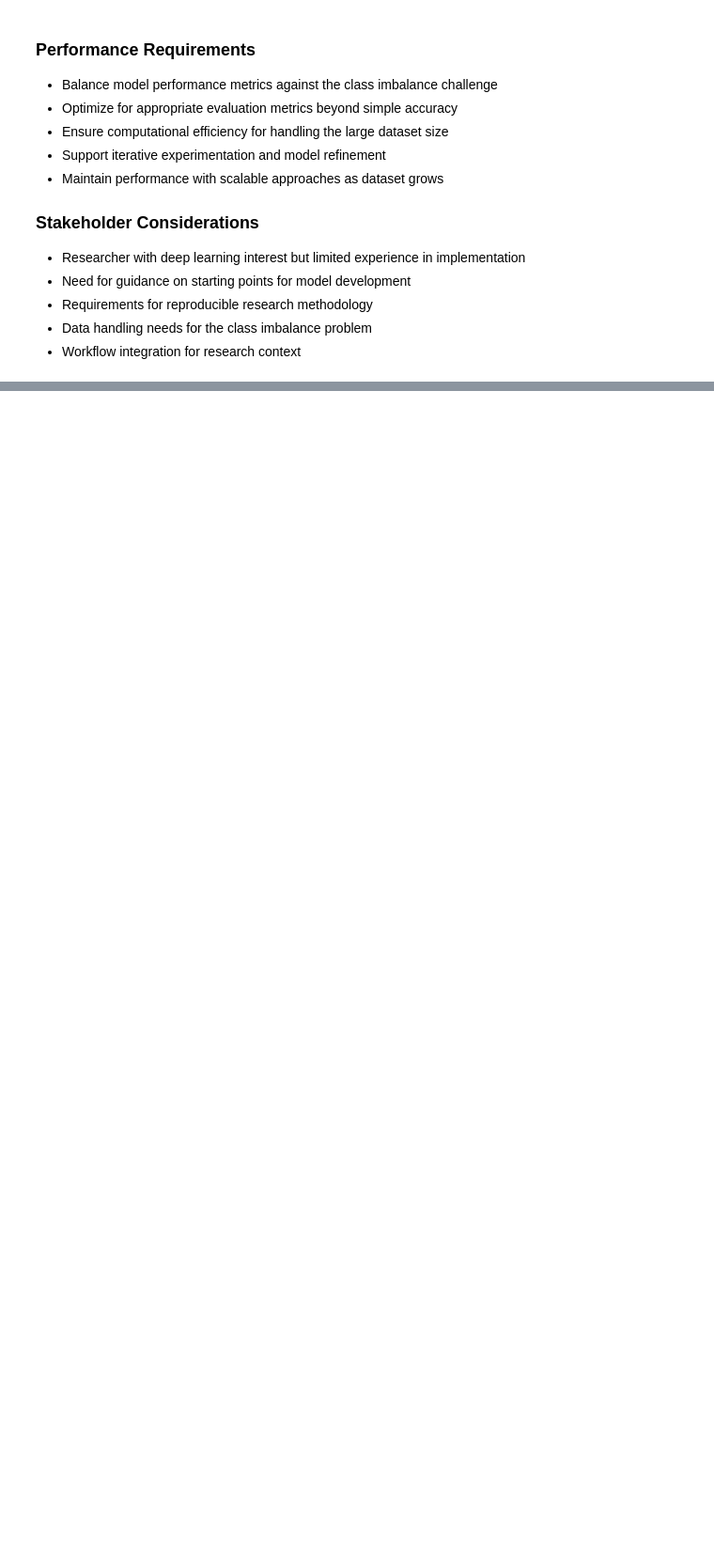
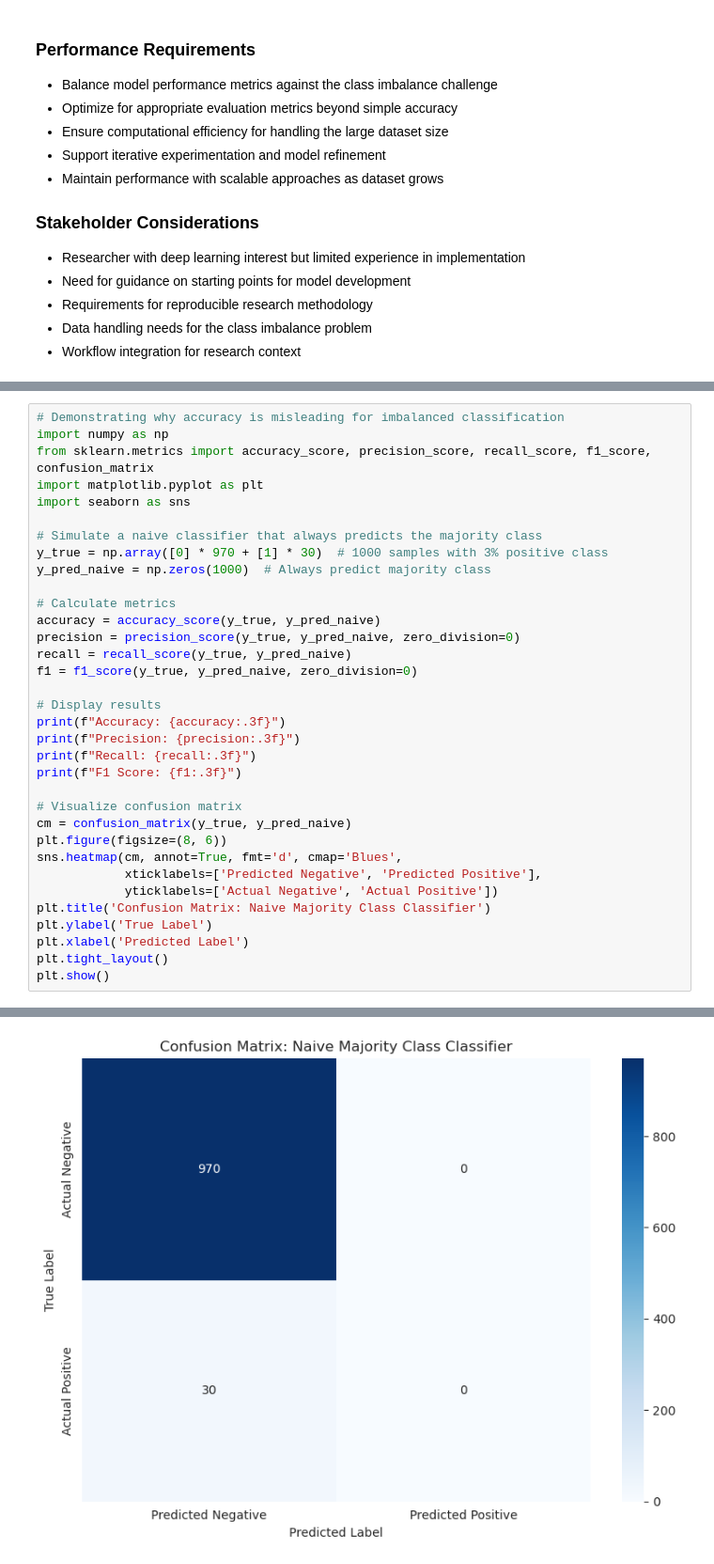
Before and after one commit to iTrauco/data-science-sad, a Jupyter notebook: notebooks/Imbalanced_Classification_Deep_Learning_System_Analysis_And_Design_Proposal.ipynb.ipynb, the cells around one changed output, grey strips where cells are left out. Shown: that part at 94% size. Saved outputs shown, nothing was run; the diff lists cells and outputs as text; blank space fills up the shorter version.

```diff
--- a/notebooks/Imbalanced_Classification_Deep_Learning_System_Analysis_And_Design_Proposal.ipynb.ipynb
+++ b/notebooks/Imbalanced_Classification_Deep_Learning_System_Analysis_And_Design_Proposal.ipynb.ipynb
@@ -76,0 +103,35 @@ plt.show()
+# %%
+# Demonstrating why accuracy is misleading for imbalanced classification
+import numpy as np
+from sklearn.metrics import accuracy_score, precision_score, recall_score, f1_score, confusion_matrix
+import matplotlib.pyplot as plt
+import seaborn as sns
+
+# Simulate a naive classifier that always predicts the majority class
+y_true = np.array([0] * 970 + [1] * 30)  # 1000 samples with 3% positive class
+y_pred_naive = np.zeros(1000)  # Always predict majority class
+
+# Calculate metrics
+accuracy = accuracy_score(y_true, y_pred_naive)
+precision = precision_score(y_true, y_pred_naive, zero_division=0)
+recall = recall_score(y_true, y_pred_naive)
+f1 = f1_score(y_true, y_pred_naive, zero_division=0)
+
+# Display results
+print(f"Accuracy: {accuracy:.3f}")
+print(f"Precision: {precision:.3f}")
+print(f"Recall: {recall:.3f}")
+print(f"F1 Score: {f1:.3f}")
+
+# Visualize confusion matrix
+cm = confusion_matrix(y_true, y_pred_naive)
+plt.figure(figsize=(8, 6))
+sns.heatmap(cm, annot=True, fmt='d', cmap='Blues',
+            xticklabels=['Predicted Negative', 'Predicted Positive'],
+            yticklabels=['Actual Negative', 'Actual Positive'])
+plt.title('Confusion Matrix: Naive Majority Class Classifier')
+plt.ylabel('True Label')
+plt.xlabel('Predicted Label')
+plt.tight_layout()
+plt.show()
+# %% [output]
@@ -76,0 +142 @@ plt.show()
+[figure, added]
```
Also changed, not shown: parts of 4 cells of this notebook.
